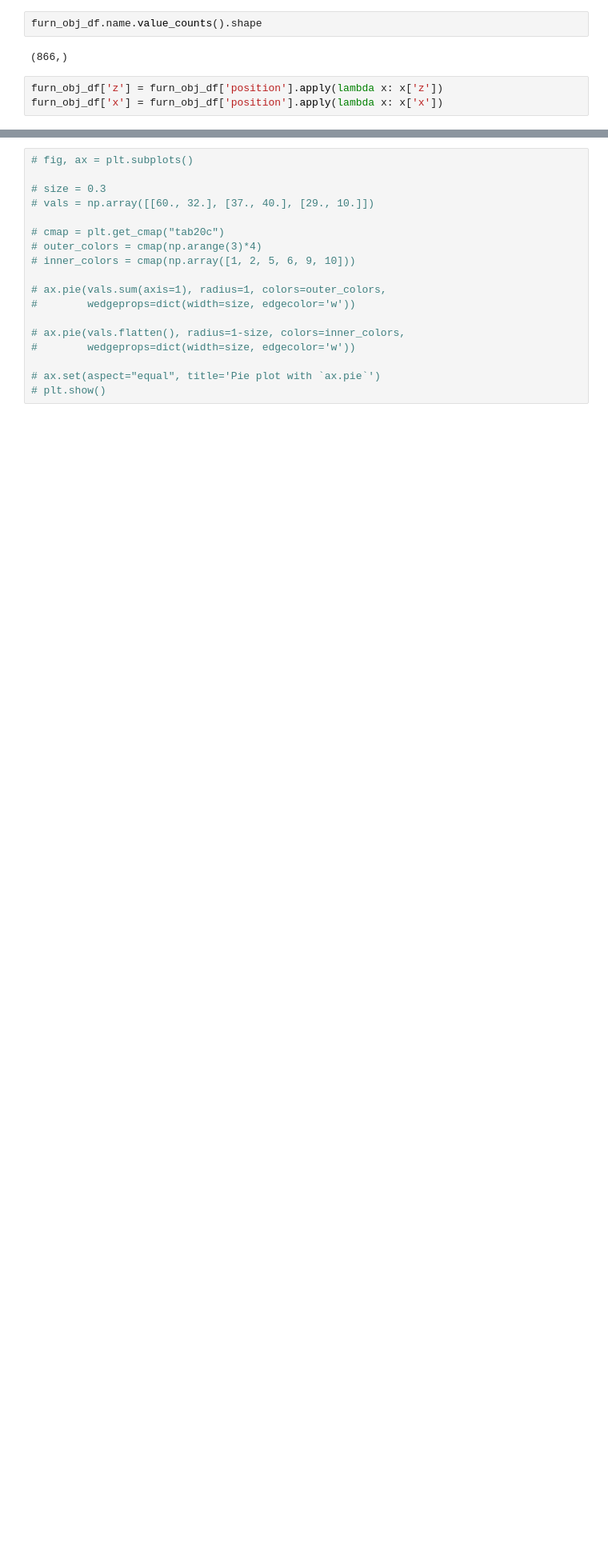
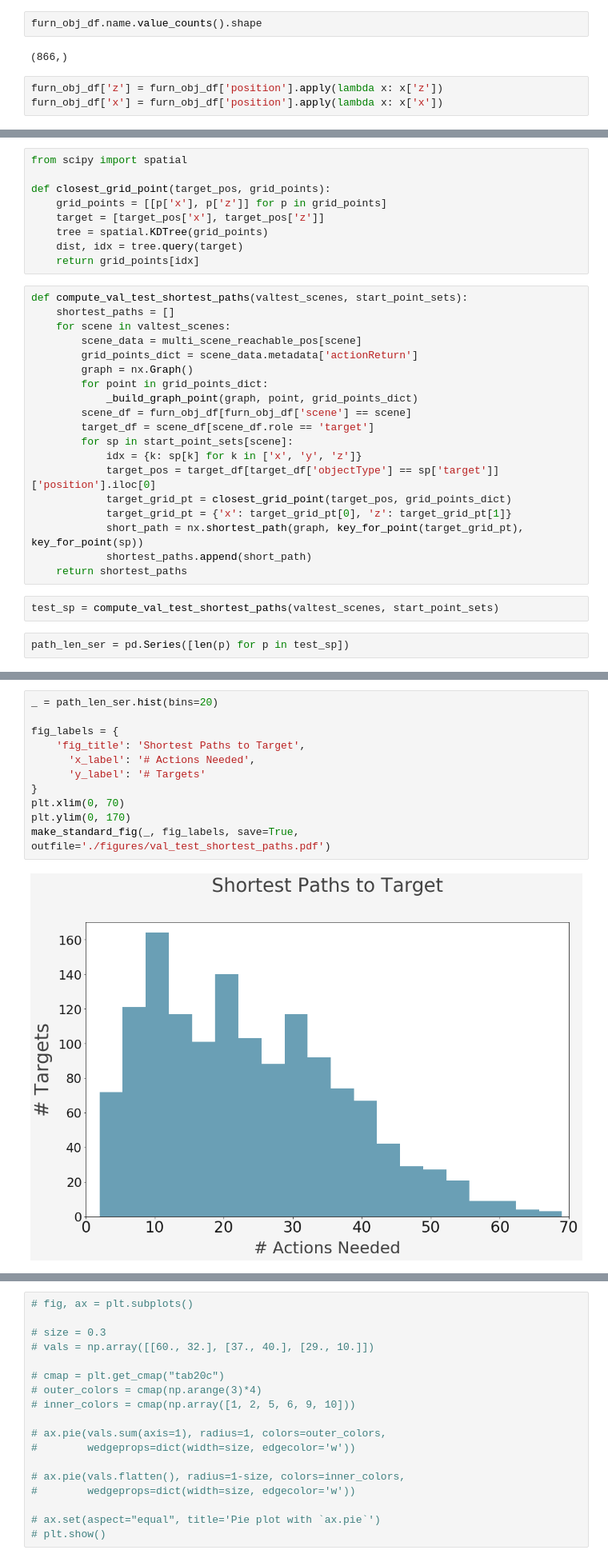
Before and after one commit to drschwenk/transfer, a Jupyter notebook: robothor_stats.ipynb, the cells around one changed output, grey strips where cells are left out. Shown at 80% size. Drawn from its saved outputs; the diff is of its cells as text; blank space fills up the shorter version.

Commit message:
shortest path computation

```diff
--- a/robothor_stats.ipynb
+++ b/robothor_stats.ipynb
@@ -213,0 +232,32 @@ furn_obj_df['x'] = furn_obj_df['position'].apply(lambda x: x['x'])
+# %%
+from scipy import spatial
+
+def closest_grid_point(target_pos, grid_points):
+    grid_points = [[p['x'], p['z']] for p in grid_points]
+    target = [target_pos['x'], target_pos['z']]
+    tree = spatial.KDTree(grid_points)
+    dist, idx = tree.query(target)
+    return grid_points[idx]
+# %%
+def compute_val_test_shortest_paths(valtest_scenes, start_point_sets):
+    shortest_paths = []
+    for scene in valtest_scenes:
+        scene_data = multi_scene_reachable_pos[scene]
+        grid_points_dict = scene_data.metadata['actionReturn']
+        graph = nx.Graph()
+        for point in grid_points_dict:
+            _build_graph_point(graph, point, grid_points_dict)
+        scene_df = furn_obj_df[furn_obj_df['scene'] == scene]
+        target_df = scene_df[scene_df.role == 'target']
+        for sp in start_point_sets[scene]:
+            idx = {k: sp[k] for k in ['x', 'y', 'z']}
+            target_pos = target_df[target_df['objectType'] == sp['target']]['position'].iloc[0]
+            target_grid_pt = closest_grid_point(target_pos, grid_points_dict)
+            target_grid_pt = {'x': target_grid_pt[0], 'z': target_grid_pt[1]}
+            short_path = nx.shortest_path(graph, key_for_point(target_grid_pt), key_for_point(sp))
+            shortest_paths.append(short_path)
+    return shortest_paths
+# %%
+test_sp = compute_val_test_shortest_paths(valtest_scenes, start_point_sets)
+# %%
+path_len_ser = pd.Series([len(p) for p in test_sp])
@@ -213,0 +280,13 @@ furn_obj_df['x'] = furn_obj_df['position'].apply(lambda x: x['x'])
+# %%
+_ = path_len_ser.hist(bins=20)
+
+fig_labels = {
+    'fig_title': 'Shortest Paths to Target',
+      'x_label': '# Actions Needed',
+      'y_label': '# Targets'
+}
+plt.xlim(0, 70)
+plt.ylim(0, 170)
+make_standard_fig(_, fig_labels, save=True, outfile='./figures/val_test_shortest_paths.pdf')
+# %% [output]
+[figure, added]
```
Also changed, not shown: parts of 53 cells of this notebook, 1 other file.
